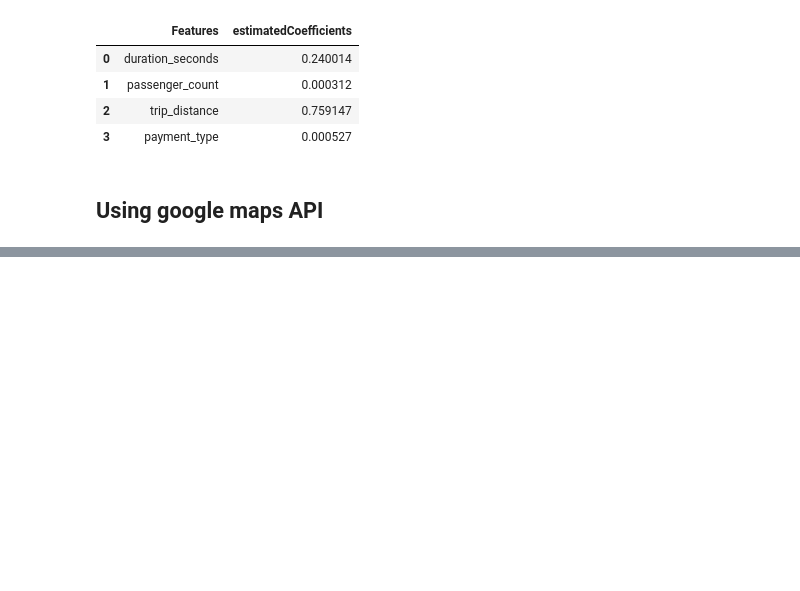
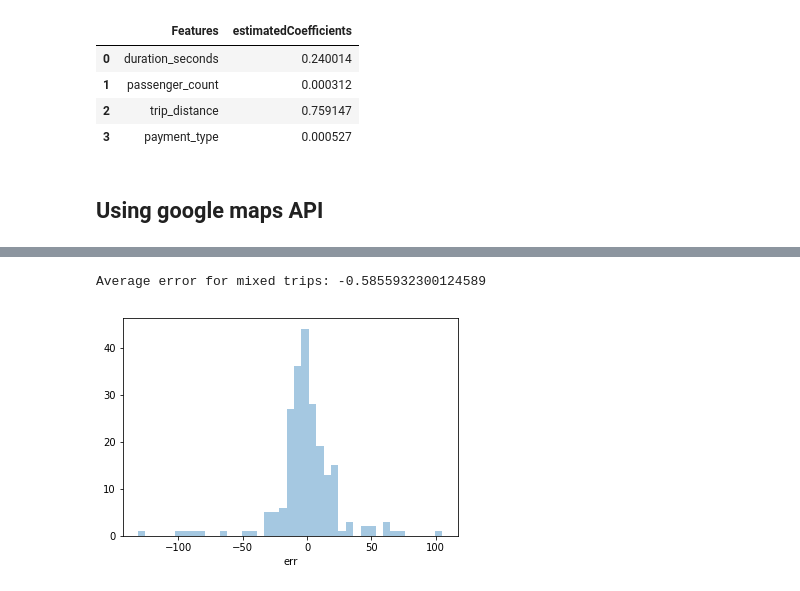
Before and after one commit to Sitorias/TaxiPrediction, a Jupyter notebook: Task 2 - Predicting Taxi Ride Prices - Leo.ipynb, the cells around one changed output, grey strips where cells are left out. Cells and saved outputs as stored; diff of their text form; code cells hidden in the pictures; blank space fills up the shorter version.

```diff
--- a/Task 2 - Predicting Taxi Ride Prices - Leo.ipynb
+++ b/Task 2 - Predicting Taxi Ride Prices - Leo.ipynb
@@ -740,0 +923,5 @@ figRoutes
+# %%
+# prediction for in city trips
+rfr_mixed_inner_pred = rfr_mixed_inner.predict(mixed_trips_test[["passenger_count","in_city_distance","payment_type"]])
+err = pd.DataFrame(mixed_trips_test.inCityFare-rfr_mixed_inner_pred)
+err.describe()
@@ -740,0 +938,5 @@ figRoutes
+# %%
+#prediction for out of city trips
+rfr_mixed_outer_pred = rfr_mixed_outer.predict(mixed_trips_test[["passenger_count","out_of_city_distance","payment_type"]])
+err = pd.DataFrame(mixed_trips_test.outCityFare-rfr_mixed_outer_pred)
+#err.describe()
@@ -740,0 +952,3 @@ figRoutes
+# %%
+#combine the results
+mixed_trips_test["total_prediction"]=rfr_mixed_inner_pred+rfr_mixed_outer_pred
@@ -740,0 +960,4 @@ figRoutes
+# %%
+res = pd.DataFrame({"actl":mixed_trips_test.fare_amount,
+              "pred":mixed_trips_test.total_prediction,
+              "err":mixed_trips_test.fare_amount-(mixed_trips_test.total_prediction+2.5)})# 2.5 is added for inital charge (was subtracted earlier)
@@ -740,0 +976,8 @@ figRoutes
+# %%
+print("Average error for mixed trips:",np.mean(res.err))
+# %% [output]
+Average error for mixed trips: -0.5855932300124589
+# %%
+ax = sns.distplot(res.err,kde=False);
+# %% [output]
+[figure, added]
```
Also changed, not shown: parts of 48 cells of this notebook.
